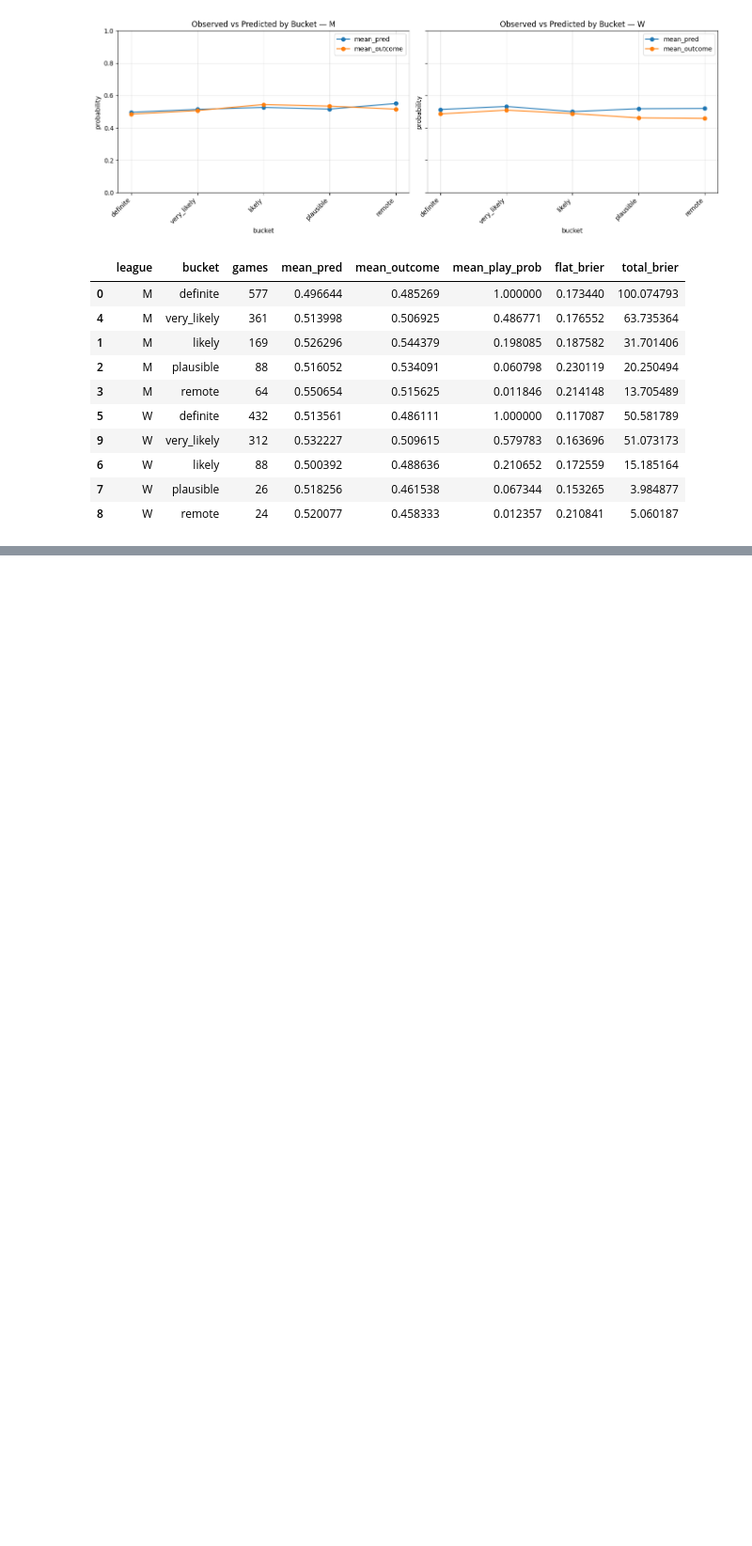
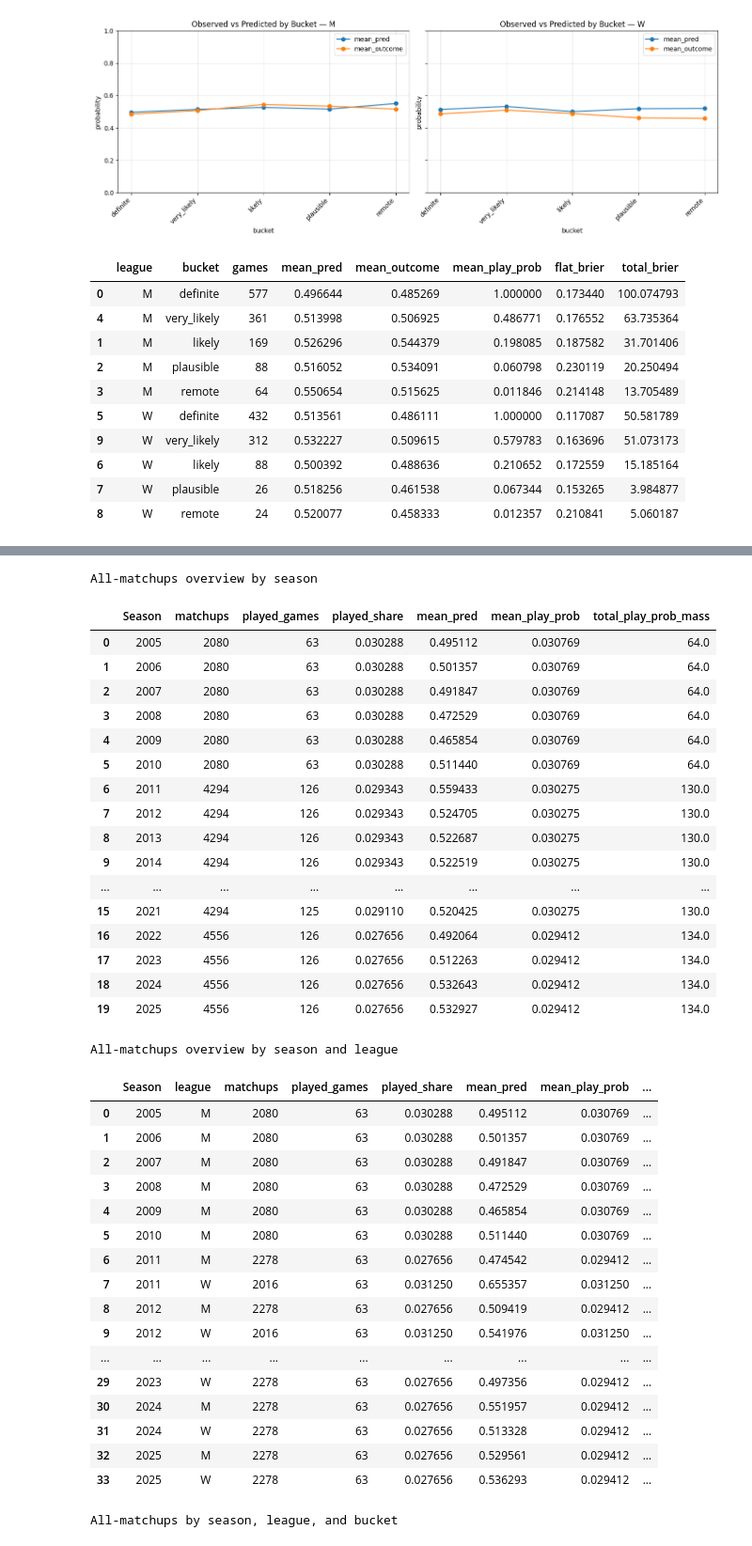
Before and after one commit to brownrv/mmlm2026, a Jupyter notebook: notebooks/frozen_historical_performance_tables.ipynb, the cells around one changed output, grey strips where cells are left out. Shown at 94% size. Cells and saved outputs as stored; diff of their text form; code cells hidden in the pictures; blank space fills up the shorter version.

```diff
--- a/notebooks/frozen_historical_performance_tables.ipynb
+++ b/notebooks/frozen_historical_performance_tables.ipynb
@@ -51,6 +57,24 @@ def summarize(frame: pd.DataFrame, group_cols: list[str]) -> pd.DataFrame:
     return summary.sort_values(group_cols).reset_index(drop=True)
 
 
+def summarize_all_matchups(frame: pd.DataFrame, group_cols: list[str]) -> pd.DataFrame:
+    summary = (
+        frame.groupby(group_cols, dropna=False)
+        .agg(
+            matchups=("ID", "size"),
+            played_games=("was_played", "sum"),
+            played_share=("was_played", "mean"),
+            mean_pred=("Pred", "mean"),
+            mean_play_prob=("play_prob", "mean"),
+            total_play_prob_mass=("play_prob", "sum"),
+        )
+        .reset_index()
+    )
+    for col in ["played_share", "mean_pred", "mean_play_prob", "total_play_prob_mass"]:
+        summary[col] = summary[col].round(6)
+    return summary.sort_values(group_cols).reset_index(drop=True)
+
+
 combined_by_season = summarize(performance, ["Season"])
 by_season_and_league = summarize(performance, ["Season", "league"])
 by_round = summarize(performance, ["Season", "league", "actual_round"])
@@ -58,6 +82,10 @@ by_round_group = summarize(performance, ["Season", "league", "actual_round_group
 by_bucket = summarize(performance, ["Season", "league", "bucket"])
 by_round_and_bucket = summarize(performance, ["Season", "league", "actual_round", "bucket"])
 cross_season_round_bucket = summarize(performance, ["league", "actual_round", "bucket"])
+all_matchups_by_season = summarize_all_matchups(all_matchups, ["Season"])
+all_matchups_by_season_and_league = summarize_all_matchups(all_matchups, ["Season", "league"])
+all_matchups_by_bucket = summarize_all_matchups(all_matchups, ["Season", "league", "bucket"])
+all_matchups_cross_season_bucket = summarize_all_matchups(all_matchups, ["league", "bucket"])
 worst_cells = (
     by_round_and_bucket.loc[by_round_and_bucket["games"] >= MIN_GAMES_FOR_WORST_CELL_VIEW]
     .sort_values(["flat_brier", "games"], ascending=[False, False])
@@ -419 +447,59 @@ display(worst_cells)
 90 rows × 9 columns
+# %%
+print("All-matchups overview by season")
+display(all_matchups_by_season)
+
+print("All-matchups overview by season and league")
+display(all_matchups_by_season_and_league)
+
+print("All-matchups by season, league, and bucket")
+display(
+    all_matchups_by_bucket.assign(
+        bucket=lambda df: pd.Categorical(df["bucket"], categories=bucket_order, ordered=True)
+    ).sort_values(["Season", "league", "bucket"])
+)
+
+print("Cross-season all-matchups bucket exposure")
+display(
+    all_matchups_cross_season_bucket.assign(
+        bucket=lambda df: pd.Categorical(df["bucket"], categories=bucket_order, ordered=True)
+    ).sort_values(["league", "bucket"])
+)
+# %% [output]
+All-matchups overview by season
+|  | Season | matchups | played_games | played_share | mean_pred | mean_play_prob | total_play_prob_mass |
+| 0 | 2005 | 2080 | 63 | 0.030288 | 0.495112 | 0.030769 | 64.0 |
+| 1 | 2006 | 2080 | 63 | 0.030288 | 0.501357 | 0.030769 | 64.0 |
+| 2 | 2007 | 2080 | 63 | 0.030288 | 0.491847 | 0.030769 | 64.0 |
+| 3 | 2008 | 2080 | 63 | 0.030288 | 0.472529 | 0.030769 | 64.0 |
+| 4 | 2009 | 2080 | 63 | 0.030288 | 0.465854 | 0.030769 | 64.0 |
+| 5 | 2010 | 2080 | 63 | 0.030288 | 0.511440 | 0.030769 | 64.0 |
+| 6 | 2011 | 4294 | 126 | 0.029343 | 0.559433 | 0.030275 | 130.0 |
+| 7 | 2012 | 4294 | 126 | 0.029343 | 0.524705 | 0.030275 | 130.0 |
+| 8 | 2013 | 4294 | 126 | 0.029343 | 0.522687 | 0.030275 | 130.0 |
+| 9 | 2014 | 4294 | 126 | 0.029343 | 0.522519 | 0.030275 | 130.0 |
+| ... | ... | ... | ... | ... | ... | ... | ... |
+| 15 | 2021 | 4294 | 125 | 0.029110 | 0.520425 | 0.030275 | 130.0 |
+| 16 | 2022 | 4556 | 126 | 0.027656 | 0.492064 | 0.029412 | 134.0 |
+| 17 | 2023 | 4556 | 126 | 0.027656 | 0.512263 | 0.029412 | 134.0 |
+| 18 | 2024 | 4556 | 126 | 0.027656 | 0.532643 | 0.029412 | 134.0 |
+| 19 | 2025 | 4556 | 126 | 0.027656 | 0.532927 | 0.029412 | 134.0 |
+All-matchups overview by season and league
+|  | Season | league | matchups | played_games | played_share | mean_pred | mean_play_prob | ... |
+| 0 | 2005 | M | 2080 | 63 | 0.030288 | 0.495112 | 0.030769 | ... |
+| 1 | 2006 | M | 2080 | 63 | 0.030288 | 0.501357 | 0.030769 | ... |
+| 2 | 2007 | M | 2080 | 63 | 0.030288 | 0.491847 | 0.030769 | ... |
+| 3 | 2008 | M | 2080 | 63 | 0.030288 | 0.472529 | 0.030769 | ... |
+| 4 | 2009 | M | 2080 | 63 | 0.030288 | 0.465854 | 0.030769 | ... |
+| 5 | 2010 | M | 2080 | 63 | 0.030288 | 0.511440 | 0.030769 | ... |
+| 6 | 2011 | M | 2278 | 63 | 0.027656 | 0.474542 | 0.029412 | ... |
+| 7 | 2011 | W | 2016 | 63 | 0.031250 | 0.655357 | 0.031250 | ... |
+| 8 | 2012 | M | 2278 | 63 | 0.027656 | 0.509419 | 0.029412 | ... |
+| 9 | 2012 | W | 2016 | 63 | 0.031250 | 0.541976 | 0.031250 | ... |
+| ... | ... | ... | ... | ... | ... | ... | ... | ... |
+| 29 | 2023 | W | 2278 | 63 | 0.027656 | 0.497356 | 0.029412 | ... |
+| 30 | 2024 | M | 2278 | 63 | 0.027656 | 0.551957 | 0.029412 | ... |
+| 31 | 2024 | W | 2278 | 63 | 0.027656 | 0.513328 | 0.029412 | ... |
+| 32 | 2025 | M | 2278 | 63 | 0.027656 | 0.529561 | 0.029412 | ... |
+| 33 | 2025 | W | 2278 | 63 | 0.027656 | 0.536293 | 0.029412 | ... |
+All-matchups by season, league, and bucket
```
Also changed, not shown: parts of 7 cells of this notebook, 1 other file.
